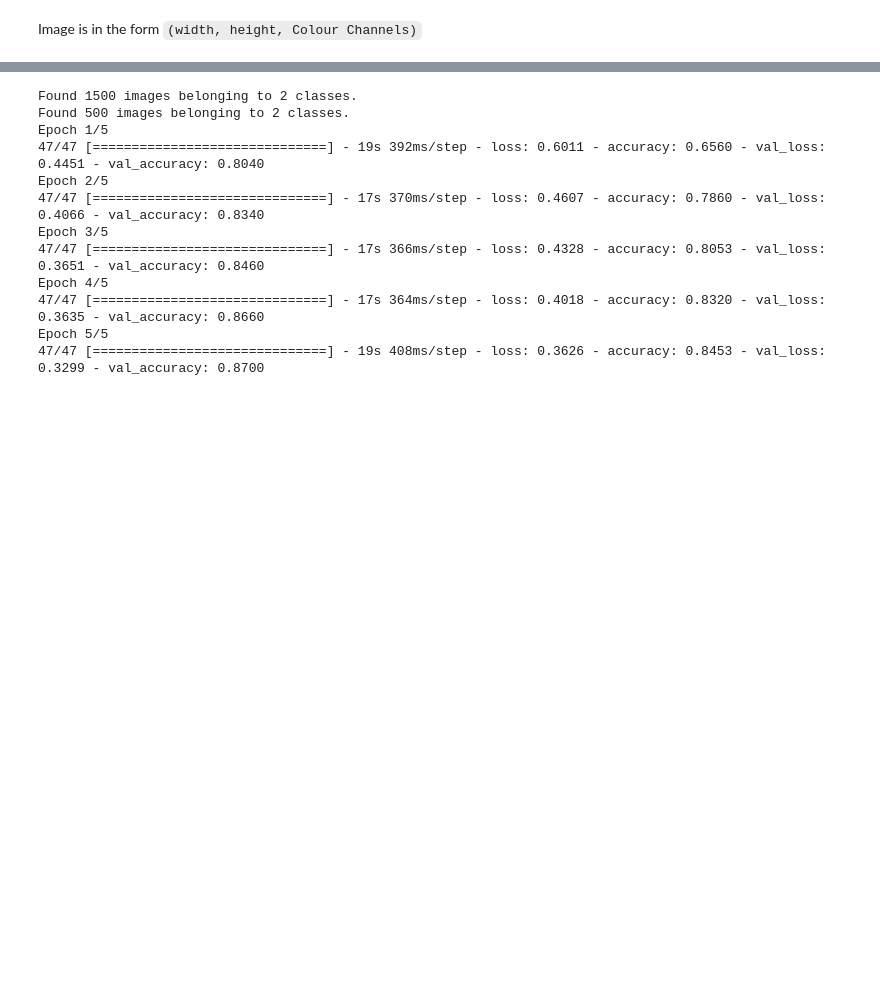
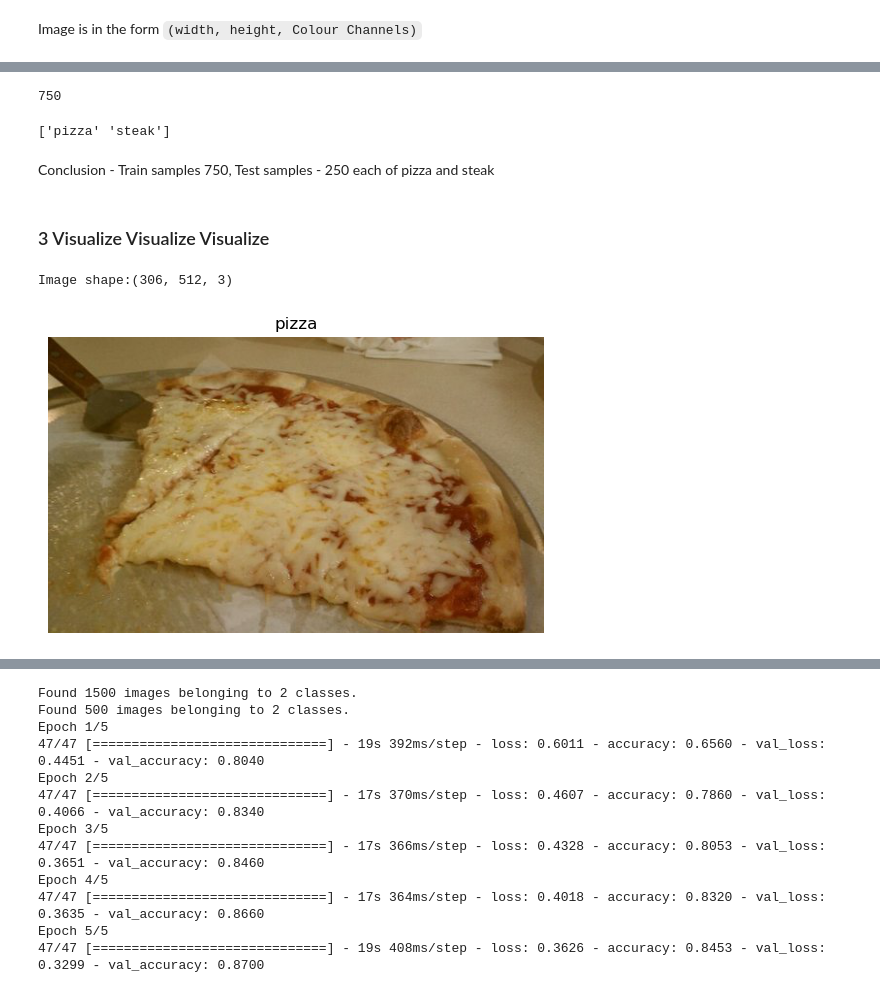
Before and after one commit to Pseudophoenix/Tensorflow-Practice, a Jupyter notebook: tensorflow_CNN.ipynb, the cells around one changed output, grey strips where cells are left out. Saved outputs shown, nothing was run; the diff lists cells and outputs as text; code cells hidden in the pictures; blank space fills up the shorter version.

```diff
--- a/tensorflow_CNN.ipynb
+++ b/tensorflow_CNN.ipynb
@@ -20,0 +50,42 @@ test_dir="pizza_steak/test/"
+# %%
+# Another way to fidn out how many images are in a folder
+num_steak_images_train=len(os.listdir("pizza_steak/train/steak"))
+num_steak_images_train
+# %% [output]
+750
+# %%
+# Get class names, more helpful when working with a longer list of class names
+import pathlib
+import numpy as np
+
+data_dir=pathlib.Path("pizza_steak/train/")
+class_names=np.array(sorted([item.name for item in data_dir.glob('*')]))
+print(class_names)
+# %% [output]
+['pizza' 'steak']
+# %% [markdown]
+Conclusion - Train samples 750, Test samples - 250 each of pizza and steak
+# %% [markdown]
+### 3 Visualize Visualize Visualize
+# %%
+import matplotlib.pyplot as plt, matplotlib.image as mpimg
+import os
+import random
+def view_random_image(target_dir,target_class):
+    target_folder=target_dir+target_class
+    # Get a random image path
+    random_image=random.sample(os.listdir(target_folder),1)
+    # Read in the image and plot it using matplotlib
+    img=mpimg.imread(target_folder+"/"+random_image[0])
+    # print(os.access(target_folder+"/"+random_image[0], os.R_OK))  # Should return True
+    plt.imshow(img)
+    plt.title(target_class)
+    plt.axis("off")
+    print(f"Image shape:{img.shape}")
+    return img
+# %%
+img=view_random_image(target_dir="pizza_steak/train/",
+target_class="pizza")
+# %% [output]
+Image shape:(306, 512, 3)
+[figure, added]
```
Also changed, not shown: parts of 11 cells of this notebook, 1 other file.
